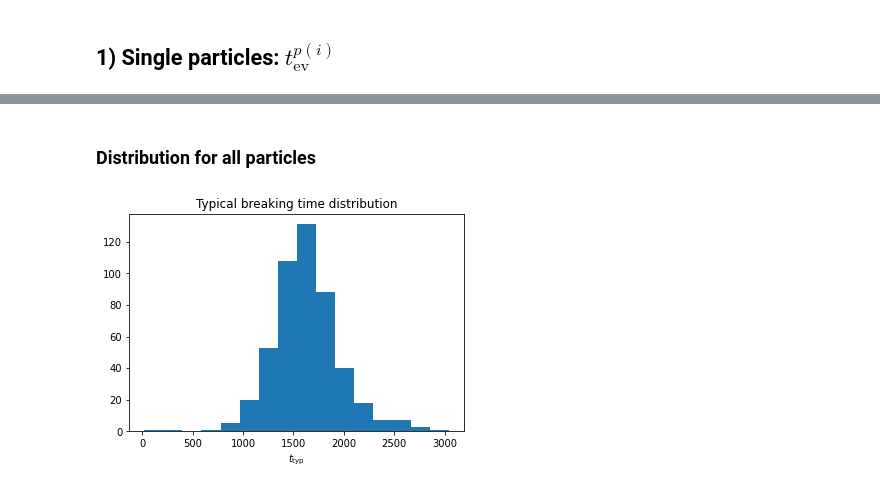
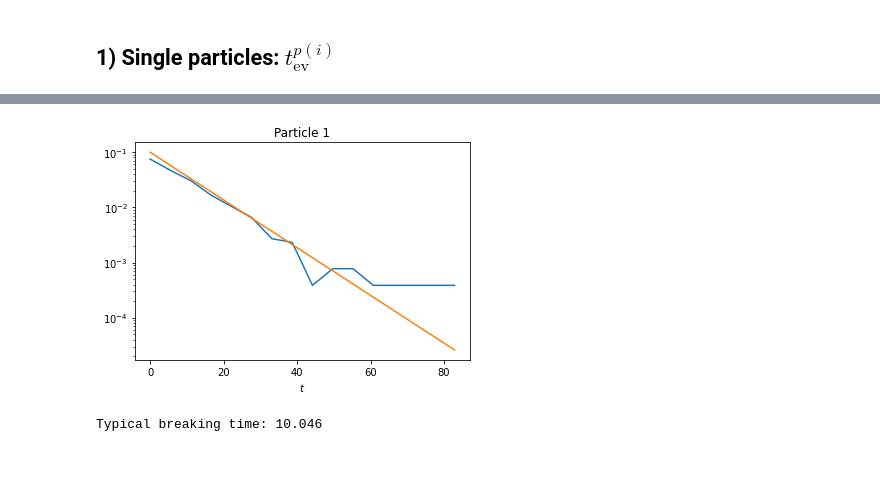
Before and after one commit to Simone7monaco/PatchyParticles, a Jupyter notebook: Histograms.ipynb, the cells around one changed output, grey strips where cells are left out. Saved outputs shown, nothing was run; the diff lists cells and outputs as text; code cells hidden in the pictures; blank space fills up the shorter version.

```diff
--- a/Histograms.ipynb
+++ b/Histograms.ipynb
@@ -72,16 +77,18 @@ with open(wname, "w") as file:
 # %% [markdown]
 ## 1) Single particles: $t_{\mathrm{ev}}^{p(i)}$
 # %%
-H=np.histogram(events[:,0], bins=k)
-X=np.linspace(0, H[1][-1], H[0].size)
-Y=replaceZeroes(H[0])
-a,b=np.polyfit(X, np.log(Y),1)
-
-plt.yscale("log")
-plt.title("Particle 1")
-plt.plot(X, Y)
-plt.plot(X, np.exp(a*X+b))
-#Z=(np.ones(X.size)+a*X)*np.exp(b)
-plt.xlabel("$t$")
-plt.show()
-print("Typical breaking time: %f" % (-1/a))
+def expfit(p, log=True):
+    H=np.histogram(events[:,p], bins=k, density=True)
+    X=np.linspace(0, H[1][-1], H[0].size)
+    Y=replaceZeroes(H[0])
+    A=np.mean(events[:,p])
+    #a,b=np.polyfit(X, np.log(Y),1)
+    if log==True:
+        plt.yscale("log")
+    plt.title("Particle {}".format(p+1))
+    plt.plot(X, Y)
+    plt.plot(X, 1/A*np.exp(-X/A))
+    #Z=(np.ones(X.size)+a*X)*np.exp(b)
+    plt.xlabel("$t$")
+    plt.show()
+    print("Typical breaking time: %.3f" % (A))
@@ -125,27 +95,5 @@ Typical breaking time: 1911.368016
-# %% [markdown]
-### Distribution for all particles
-# %%
-Btime=[]
-for i in range(N):
-    H=np.histogram(events[:,i], bins=k)
-    X=np.linspace(0, H[1][-1], H[0].size)
-    Y=replaceZeroes(H[0])
-    a,b=np.polyfit(X, np.log(Y),1)
-    Btime.append(-1/a)
-    #print("Typical breaking time of part %d   %f" % (i, -1/a))
-
-#plt.yscale("log")
-#plt.title("Particle last")
-#plt.plot(X, Y)
-#plt.plot(X, np.exp(a*X+b))
-#Z=(np.ones(X.size)+a*X)*np.exp(b)
-#plt.plot(X[0:5], Z[0:5])
-plt.title("Typical breaking time distribution")
-plt.xlabel("$t_{\mathrm{typ}}$")
-
-k1=math.ceil(2*N**(1/3))
-#k1=math.ceil(np.log2(N))+1
-plt.hist(Btime, bins=k1)
-plt.show()
-# %% [output]
-[figure, removed]
+# %%
+expfit(0)
+# %% [output]
+[figure, added]
+Typical breaking time: 10.046
```
Also changed, not shown: parts of 9 cells of this notebook.
